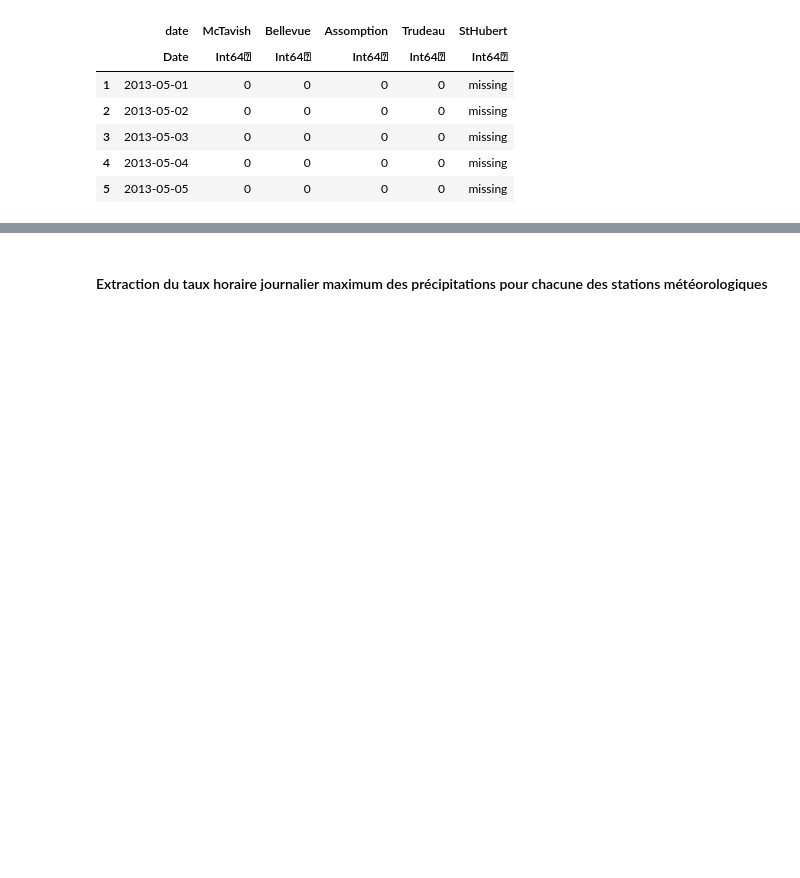
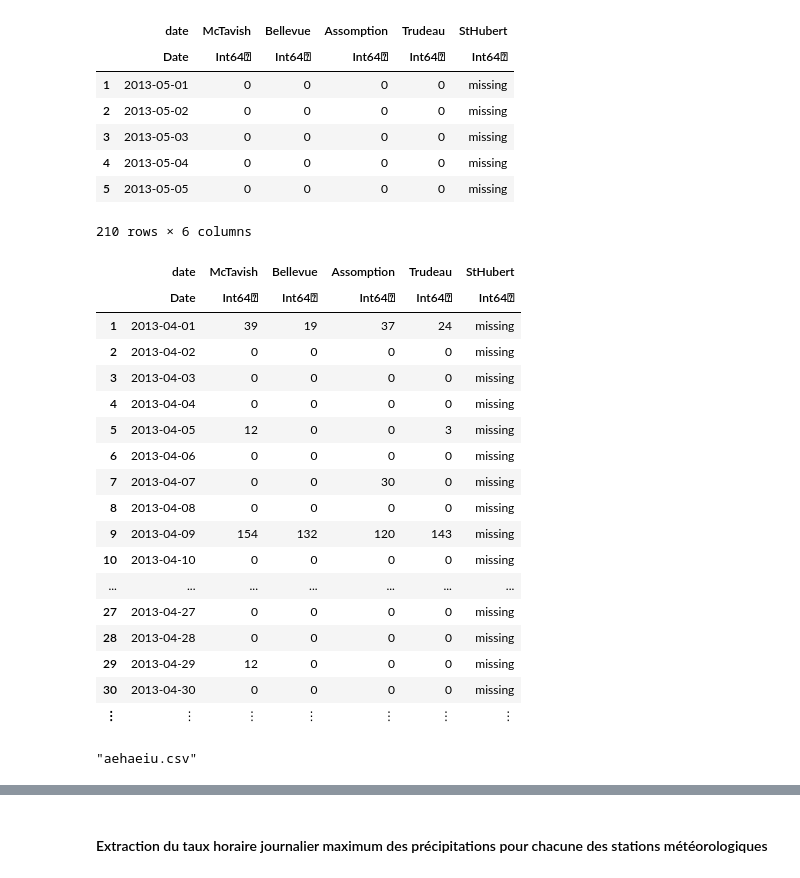
Before and after one commit to rouph/MTH3302, a Jupyter notebook: Projet/A2019/ProjetA19.ipynb, the cells around one changed output, grey strips where cells are left out. Cells and saved outputs as stored; diff of their text form; code cells hidden in the pictures; blank space fills up the shorter version.

Commit message:
0.74125 using the day before

```diff
--- a/Projet/A2019/ProjetA19.ipynb
+++ b/Projet/A2019/ProjetA19.ipynb
@@ -339,3 +375,30 @@ first(pcp_sum ,5)
 | 3 | 2013-05-03 | 0 | 0 | 0 | 0 | missing |
 | 4 | 2013-05-04 | 0 | 0 | 0 | 0 | missing |
 | 5 | 2013-05-05 | 0 | 0 | 0 | 0 | missing |
+# %%
+pcpBefore_sum = by(test, :date,  McTavish = :McTavish=>sum, Bellevue = :Bellevue=>sum,
+   Assomption = :Assomption=>sum, Trudeau = :Trudeau=>sum, StHubert = :StHubert=>sum)
+# %% [output]
+210 rows × 6 columns
+|  | date | McTavish | Bellevue | Assomption | Trudeau | StHubert |
+|  | Date | Int64⍰ | Int64⍰ | Int64⍰ | Int64⍰ | Int64⍰ |
+| 1 | 2013-04-01 | 39 | 19 | 37 | 24 | missing |
+| 2 | 2013-04-02 | 0 | 0 | 0 | 0 | missing |
+| 3 | 2013-04-03 | 0 | 0 | 0 | 0 | missing |
+| 4 | 2013-04-04 | 0 | 0 | 0 | 0 | missing |
+| 5 | 2013-04-05 | 12 | 0 | 0 | 3 | missing |
+| 6 | 2013-04-06 | 0 | 0 | 0 | 0 | missing |
+| 7 | 2013-04-07 | 0 | 0 | 30 | 0 | missing |
+| 8 | 2013-04-08 | 0 | 0 | 0 | 0 | missing |
+| 9 | 2013-04-09 | 154 | 132 | 120 | 143 | missing |
+| 10 | 2013-04-10 | 0 | 0 | 0 | 0 | missing |
+| ... | ... | ... | ... | ... | ... | ... |
+| 27 | 2013-04-27 | 0 | 0 | 0 | 0 | missing |
+| 28 | 2013-04-28 | 0 | 0 | 0 | 0 | missing |
+| 29 | 2013-04-29 | 12 | 0 | 0 | 0 | missing |
+| 30 | 2013-04-30 | 0 | 0 | 0 | 0 | missing |
+| ⋮ | ⋮ | ⋮ | ⋮ | ⋮ | ⋮ | ⋮ |
+# %%
+CSV.write("aehaeiu.csv", pcpBefore_sum)
+# %% [output]
+"aehaeiu.csv"
```
Also changed, not shown: parts of 21 cells of this notebook, 3 other files.
